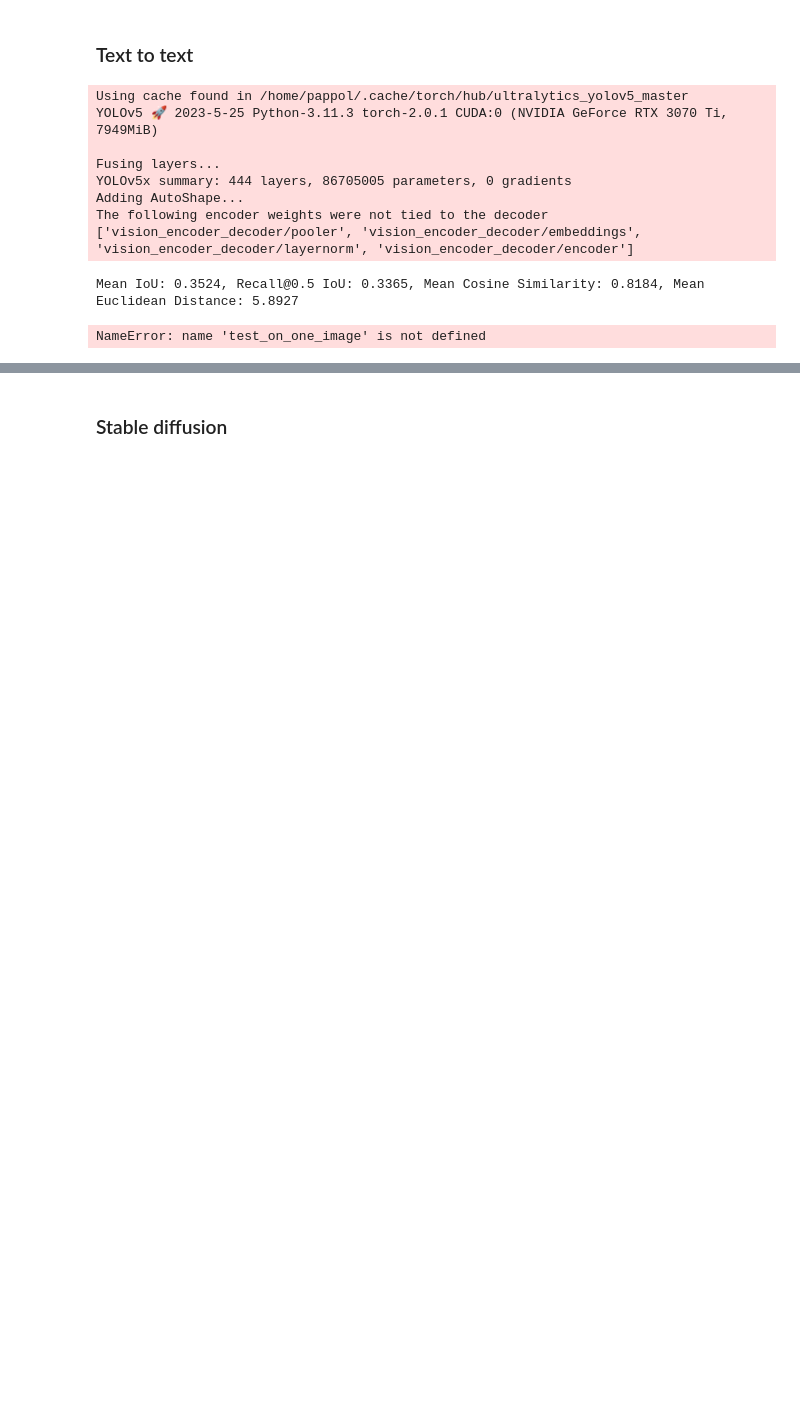
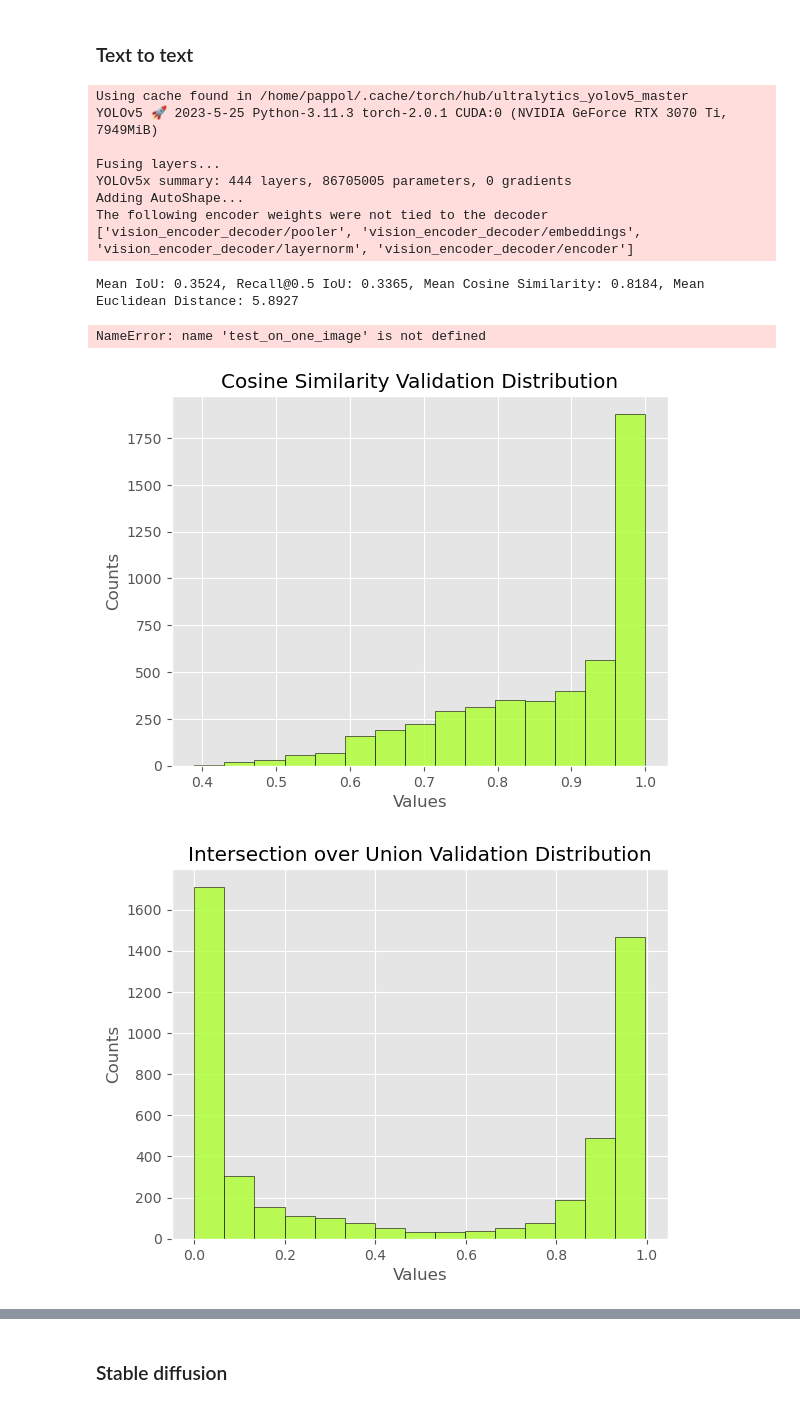
Before and after one commit to nicolazilio0/deepRiccy, a Jupyter notebook: final_notebook.ipynb, the cells around one changed output, grey strips where cells are left out. Saved outputs shown, nothing was run; the diff lists cells and outputs as text; code cells hidden in the pictures; blank space fills up the shorter version.

```diff
--- a/final_notebook.ipynb
+++ b/final_notebook.ipynb
@@ -2122,3 +2209,10 @@ Mean IoU: 0.3524, Recall@0.5 IoU: 0.3365, Mean Cosine Similarity: 0.8184, Mean E
 test_on_one_image(text_to_text, dataset.get_test(), 455)
 # %% [output]
 NameError: name 'test_on_one_image' is not defined
+# %%
+plot_metrics("csv/text to image_cosine_similarity.csv", "Cosine Similarity Validation Distribution", "greenyellow")
+plot_metrics("csv/text to image_iou.csv", "Intersection over Union Validation Distribution", "greenyellow")
+plot_metrics("csv/text to image_euclidean_distance.csv", "Baseline", "greenyellow")
+# %% [output]
+[figure, added]
+[figure, added]
```
Also changed, not shown: parts of 26 cells of this notebook.
